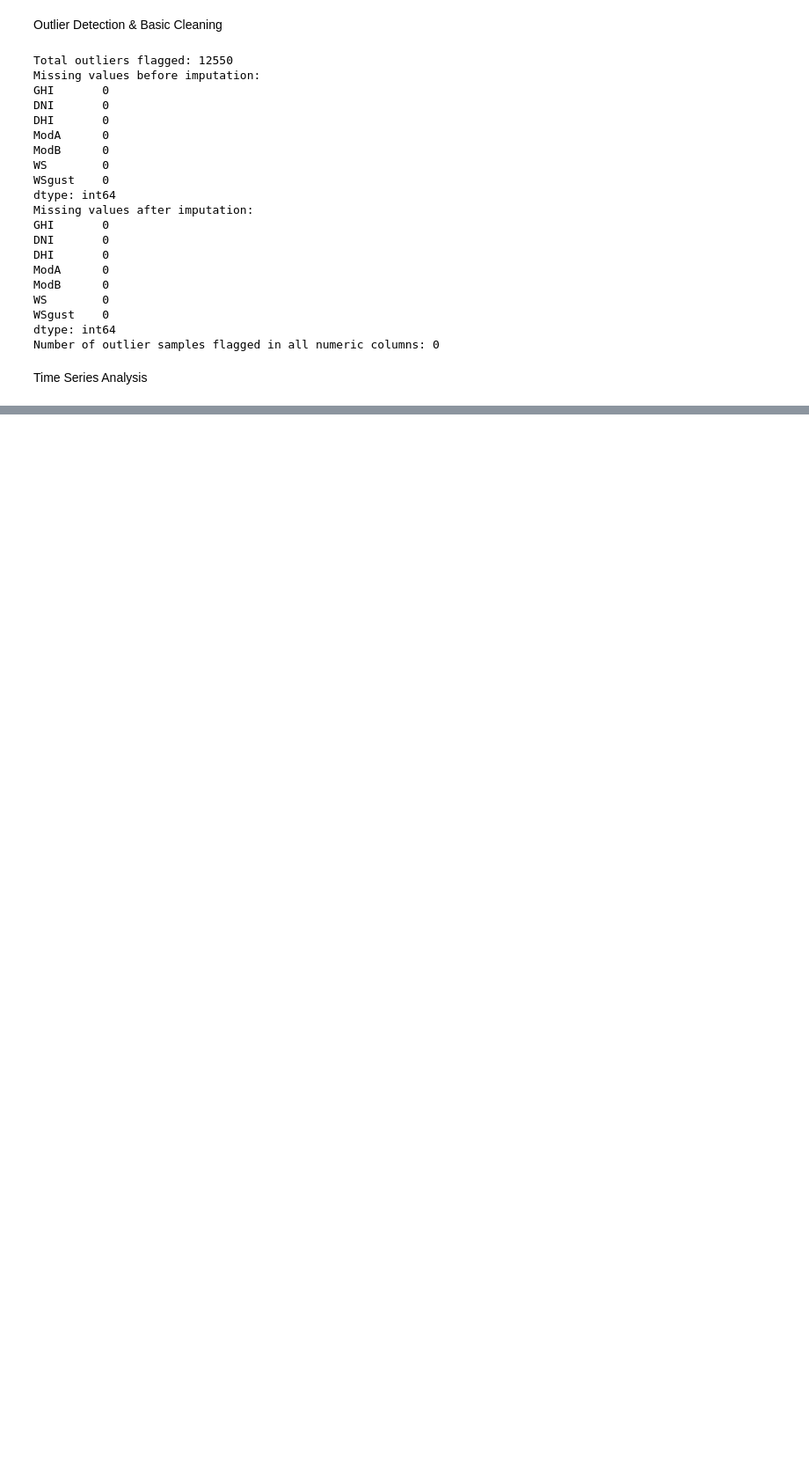
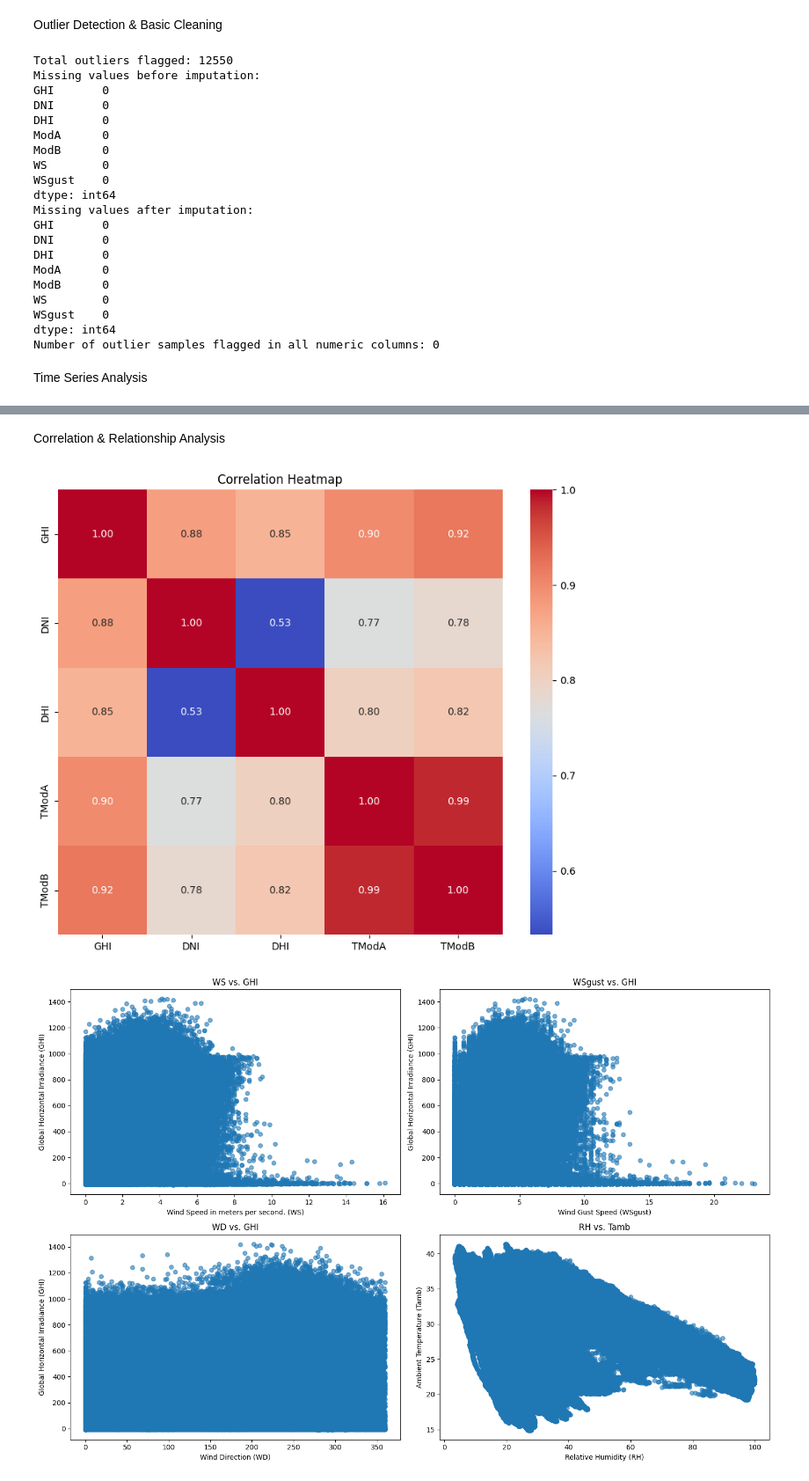
Before and after one commit to Gashaye1023/solar-challenge-week1, a Jupyter notebook: togo_eda.ipynb, the cells around one changed output, grey strips where cells are left out. Shown at 88% size. Drawn from its saved outputs; the diff is of its cells as text; code cells hidden in the pictures; blank space fills up the shorter version.

```diff
--- a/togo_eda.ipynb
+++ b/togo_eda.ipynb
@@ -166,33 +174,48 @@ plt.show()
+# %% [markdown]
+Correlation & Relationship Analysis
 # %%
-# Heatmap of correlations
-correlation_matrix = df[['GHI', 'DNI', 'DHI', 'ModA', 'ModB']].corr()
-sns.heatmap(correlation_matrix, annot=True, fmt='.2f', cmap='coolwarm')
-plt.title('Correlation Heatmap')
+# 1. Heatmap of correlations
+correlation_columns = ['GHI', 'DNI', 'DHI', 'TModA', 'TModB']
+correlation_matrix = df[correlation_columns].corr()
+
+plt.figure(figsize=(10, 8))
+sns.heatmap(correlation_matrix, annot=True, fmt=".2f", cmap='coolwarm', square=True)
+plt.title("Correlation Heatmap")
 plt.show()
 
-# Scatter plots
-plt.figure(figsize=(15, 5))
+# 2. Scatter plots
+plt.figure(figsize=(15, 10))
 
-# WS vs. GHI
-plt.subplot(1, 3, 1)
-plt.scatter(df['WS'], df['GHI'], alpha=0.5)
+# Scatter plot: WS vs. GHI
+plt.subplot(2, 2, 1)
+plt.scatter(df['WS'], df['GHI'], alpha=0.6)
 plt.title('WS vs. GHI')
-plt.xlabel('Wind Speed (WS)')
-plt.ylabel('GHI')
+plt.xlabel('Wind Speed in meters per second. (WS)')
+plt.ylabel('Global Horizontal Irradiance (GHI)')
 
-# WSgust vs. GHI
-plt.subplot(1, 3, 2)
-plt.scatter(df['WSgust'], df['GHI'], alpha=0.5)
+# Scatter plot: WSgust vs. GHI
+plt.subplot(2, 2, 2)
+plt.scatter(df['WSgust'], df['GHI'], alpha=0.6)
 plt.title('WSgust vs. GHI')
 plt.xlabel('Wind Gust Speed (WSgust)')
-plt.ylabel('GHI')
+plt.ylabel('Global Horizontal Irradiance (GHI)')
 
-# RH vs. Tamb
-plt.subplot(1, 3, 3)
-plt.scatter(df['RH'], df['Tamb'], alpha=0.5)
+# Scatter plot: WD vs. GHI
+plt.subplot(2, 2, 3)
+plt.scatter(df['WD'], df['GHI'], alpha=0.6)
+plt.title('WD vs. GHI')
+plt.xlabel('Wind Direction (WD)')
+plt.ylabel('Global Horizontal Irradiance (GHI)')
+
+# Scatter plot: RH vs. Tamb
+plt.subplot(2, 2, 4)
+plt.scatter(df['RH'], df['Tamb'], alpha=0.6)
 plt.title('RH vs. Tamb')
 plt.xlabel('Relative Humidity (RH)')
 plt.ylabel('Ambient Temperature (Tamb)')
 
-plt.tight_layout()
+plt.tight_layout()  # Adjust layout to prevent clipping
 plt.show()
+# %% [output]
+[figure, added]
+[figure, added]
```
Also changed, not shown: parts of 11 cells of this notebook.
